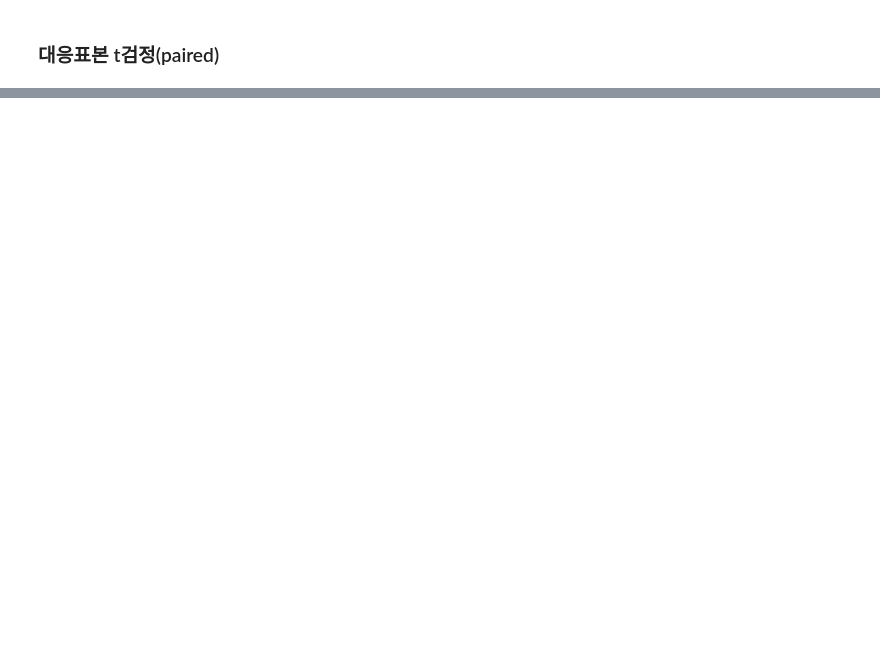
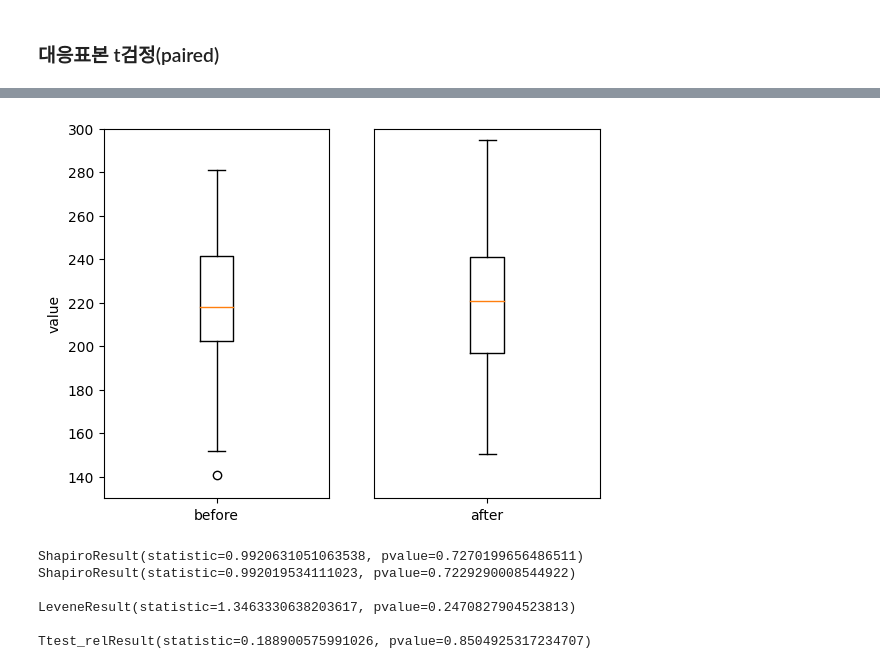
Before and after one commit to plumwiserim/ML-Study-for-license, a Jupyter notebook: 31.ipynb, the cells around one changed output, grey strips where cells are left out. Cells and saved outputs as stored; diff of their text form; code cells hidden in the pictures; blank space fills up the shorter version.

```diff
--- a/31.ipynb
+++ b/31.ipynb
@@ -26,3 +54,24 @@ TypeError: 'method' object is not subscriptable
+# %%
+# 특정 질병 집단의 투약 전후의 혈류량 변화를 나타낸 데이터이다.
+# 투약 전후의 변화가 있는지 검정하라
+
+import pandas as pd
+import matplotlib.pyplot as plt
+
+df = pd.read_csv('https://raw.githubusercontent.com/Datamanim/datarepo/main/scipy/rel3.csv')
+
+fig ,ax = plt.subplots(1,2)
+ax[0].boxplot(df['before'])
+ax[1].boxplot(df['after'])
+ax[0].set_xticklabels(['before'])
+ax[1].set_xticklabels(['after'])
+ax[0].set_ylim(130,300)
+ax[1].set_ylim(130,300)
+ax[1].get_yaxis().set_visible(False)
+ax[0].set_ylabel('value')
+plt.show()
+# %% [output]
+[figure, added]
 # %%
 from scipy.stats import shapiro
 
@@ -34,3 +83,20 @@ print(shapiro(after))
 print()
 
 from scipy.stats import levene
+print(levene(before, after))
+print()
+
+from scipy.stats import ttest_rel
+print(ttest_rel(before, after))
+
+# shaprio --> 정규성 가짐
+# levene --> 등분산성 가짐
+# ==> 대응표본의 경우 등분산성이 파라미터에 영향을 주지 않음
+# 대응표본 t 검정 결과 pvalue는 0.85로 유의수준 5% 내에서 귀무가설을 기각할 수 없다 (전 후 평균은 같다)
+# %% [output]
+ShapiroResult(statistic=0.9920631051063538, pvalue=0.7270199656486511)
+ShapiroResult(statistic=0.992019534111023, pvalue=0.7229290008544922)
+
+LeveneResult(statistic=1.3463330638203617, pvalue=0.2470827904523813)
+
+Ttest_relResult(statistic=0.188900575991026, pvalue=0.8504925317234707)
```
Also changed, not shown: parts of 9 cells of this notebook.
